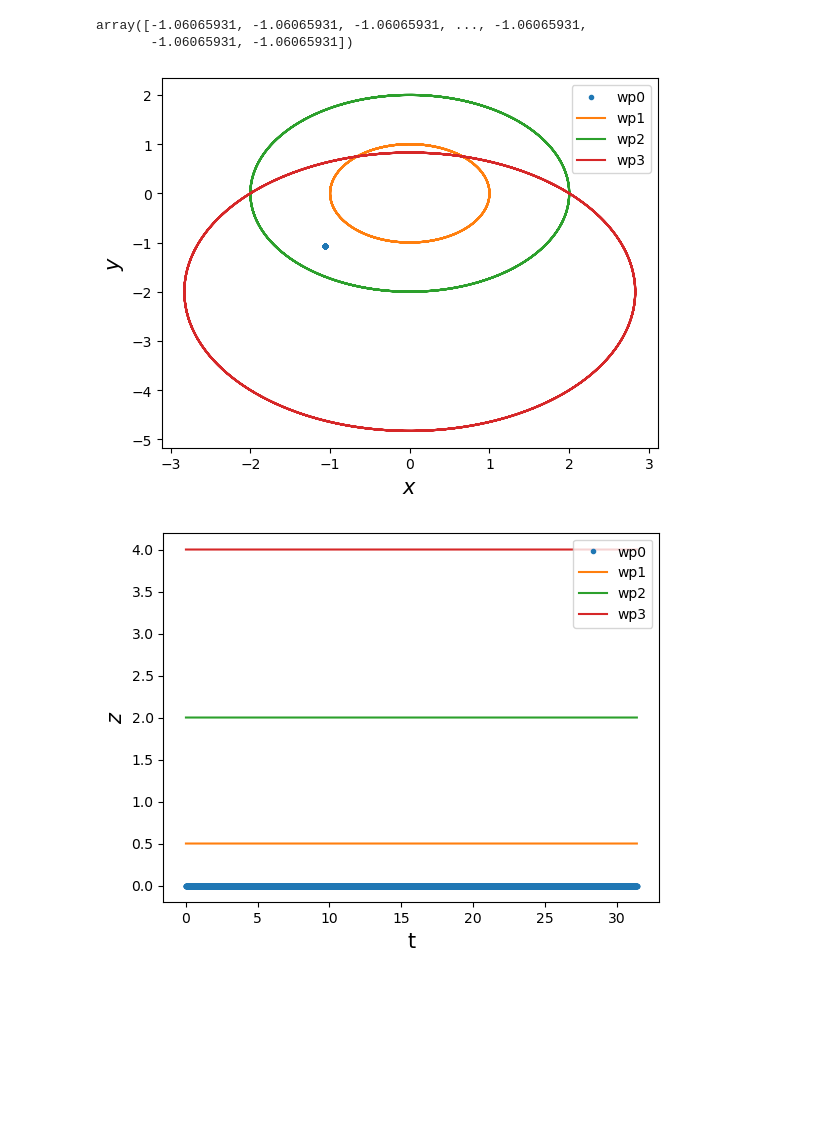
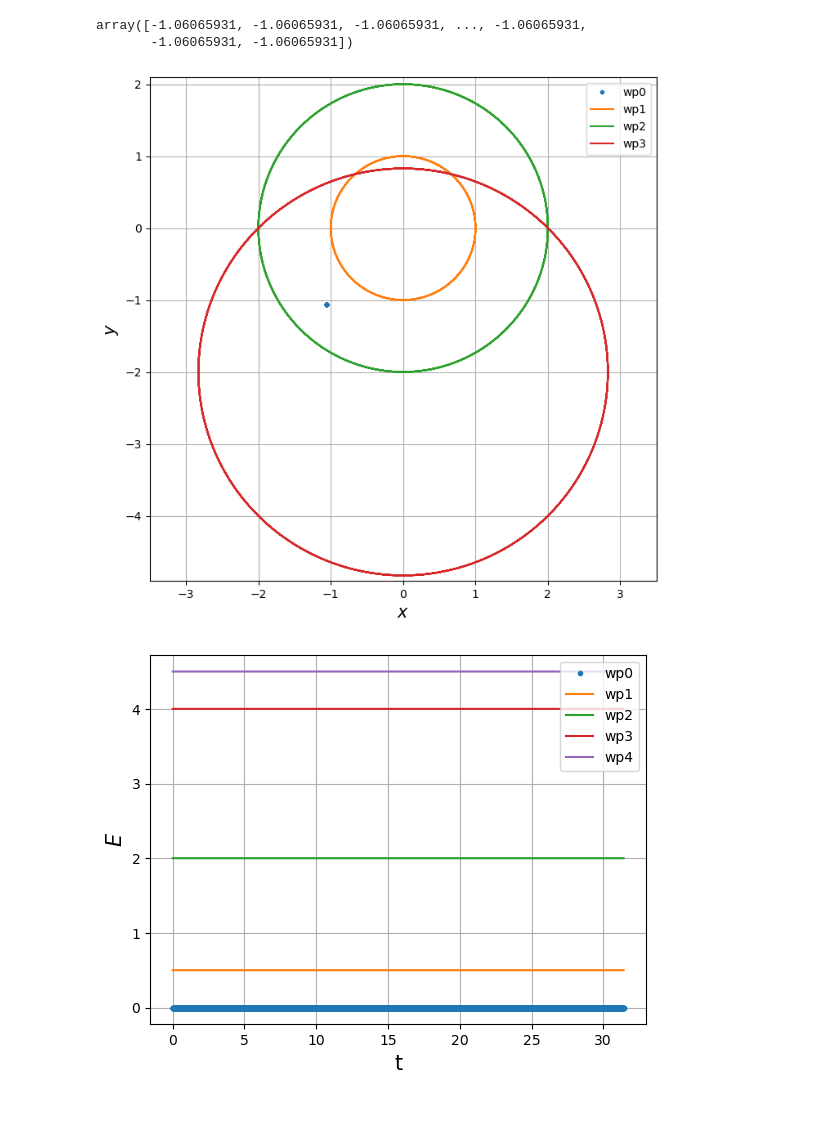
Before and after one commit to Michau-H/theoretical-physics, a Jupyter notebook: lab3_pole_magnetyczne/wyniki/lab3_czytanie.ipynb, the cells around one changed output. Cells and saved outputs as stored; diff of their text form; code cells hidden in the pictures; blank space fills up the shorter version.

Commit message:
3 and 4, plots

```diff
--- a/lab3_pole_magnetyczne/wyniki/lab3_czytanie.ipynb
+++ b/lab3_pole_magnetyczne/wyniki/lab3_czytanie.ipynb
@@ -44,7 +44,7 @@ p_r = []
 p_phi = []
 p_z = []
 E = []
-for i in range(4):
+for i in range(5):
     t.append(data[i][0])
     r.append(data[i][1])
     phi.append(data[i][2])
@@ -57,7 +57,7 @@ for i in range(4):
 # %%
 x = []
 y = []
-for i in range(4) :
+for i in range(5) :
     x.append(r[i]*np.cos(phi[i]))
     y.append(r[i]*np.sin(phi[i]))
 # %%
@@ -68,59 +68,34 @@ array([-1.06065931, -1.06065931, -1.06065931, ..., -1.06065931,
 # %%
 fs=15
 
-# plt.figure(figsize=(15,8))
+plt.figure(figsize=(8,8))
 
 # plt.subplot(2,2,1)
 label = fr'wp{0}'
 plt.plot(x[0],y[0], '.', label=label)
 for i in range(1,4):
     label = fr'wp{i}'
     plt.plot(x[i],y[i], label=label)
 plt.xlabel(r'$x$', fontsize=fs)
 plt.ylabel(r'$y$', fontsize=fs)
+plt.xlim(-3.5, 3.5)
+plt.ylim(-4.9, 2.1)
+plt.grid()
 plt.legend(loc='upper right')
 plt.show()
 
 # plt.subplot(2,2,2)
 label = fr'wp{0}'
 plt.plot(t[0],E[0], '.', label=label)
-for i in range(1,4):
+for i in range(1,5):
     label = fr'wp{i}'
     plt.plot(t[i],E[i], label=label)
 plt.xlabel('t\n\n', fontsize=fs)
-plt.ylabel(r'$z$', fontsize=fs)
+plt.ylabel(r'$E$', fontsize=fs)
+plt.grid()
 plt.legend(loc='upper right')
 plt.show()
-
-# plt.subplot(2,2,3)
-# phi_value = [4,45,90,135,175]
-# for j in range(1):
-#     label = fr'$\phi = {phi_value[i]}^\circ$'
-#     plt.plot(t[i],omega[i], label=label)
-# plt.xlabel('t', fontsize=fs)
-# plt.ylabel(r'$\omega$', fontsize=fs)
-# # plt.legend(loc='upper right')
-# # plt.show()
-
-# plt.subplot(2,2,4)
-# phi_value = [4,45,90,135,175]
-# for j in range(1):
-#     label = fr'$\phi = {phi_value[i]}^\circ$'
-#     plt.plot(t[i],vz[i], label=label)
-# plt.xlabel('t', fontsize=fs)
-# plt.ylabel(r'$v_z$', fontsize=fs)
-# # plt.legend(loc='upper right')
-# plt.show()
-
-# phi_value = [4,45,90,135,175]
-# for j in range(1):
-#     label = fr'$\phi = {phi_value[i]}^\circ$'
-#     plt.plot(t[i],E[i], label=label)
-# plt.xlabel(r'$t$', fontsize=fs)
-# plt.ylabel(r'$E$', fontsize=fs)
-# # plt.legend(loc='upper right')
-# plt.show()
 # %% [output]
-[figure, old version]
+[figure, new version]
-[figure, old version]
+[figure, new version]
 # %%
```
Also changed, not shown: parts of 8 cells of this notebook, 40 other files.
